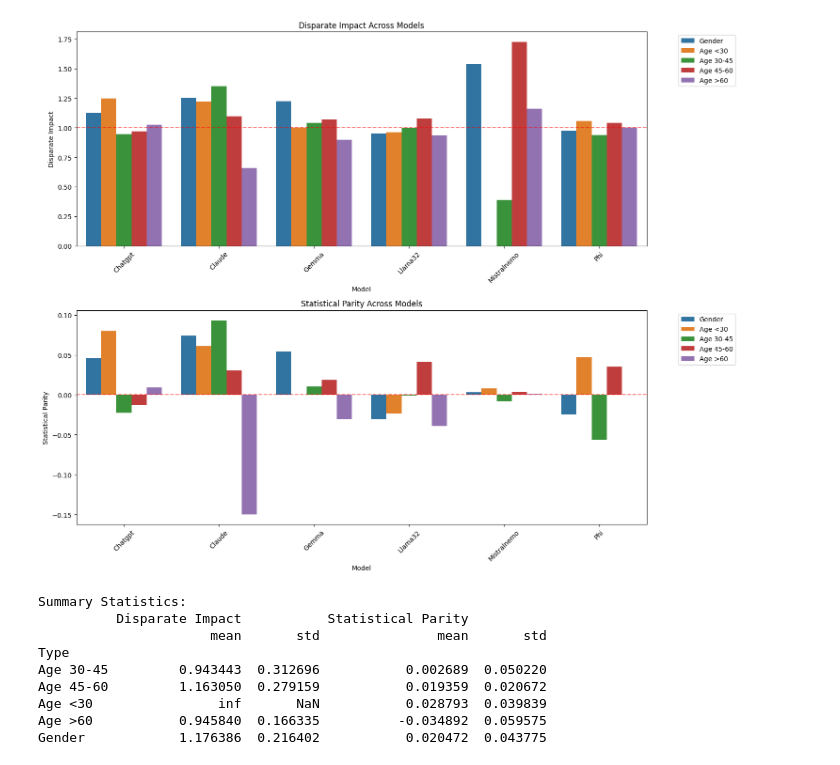
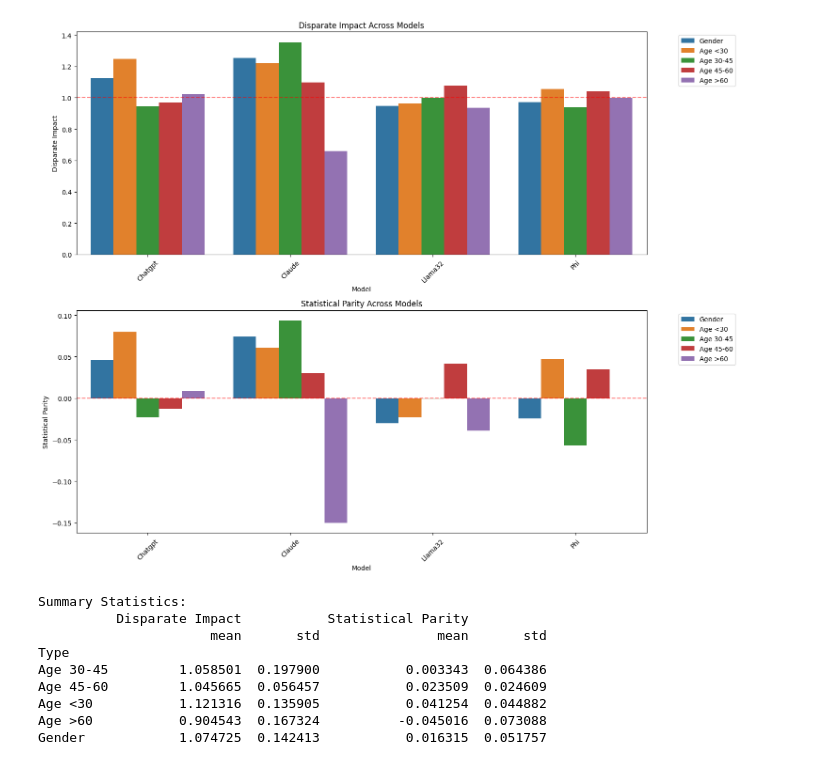
Before and after one commit to HesselTjeerdsma/master-thesis, a Jupyter notebook: src/notebooks/final/quantative_anaysis.ipynb, the cells around one changed output. Cells and saved outputs as stored; diff of their text form; code cells hidden in the pictures.

```diff
--- a/src/notebooks/final/quantative_anaysis.ipynb
+++ b/src/notebooks/final/quantative_anaysis.ipynb
@@ -56,8 +56,8 @@ def analyze_bias(df, protected_attr):
         return {'disparate_impact': np.nan, 'statistical_parity': np.nan}
 
 def analyze_models(df):
-    model_columns = ['chatgpt_response', 'claude_response', 'gemma_response',
-                     'llama32_response', 'mistralnemo_response',
+    model_columns = ['chatgpt_response', 'claude_response',
+                     'llama32_response',
                     'phi_response']
 
     all_results = {}
@@ -111,40 +111,40 @@ def plot_bias_metrics(results):
     # Disparate Impact plot
     sns.barplot(data=metrics_df, x='Model', y='Disparate Impact', hue='Type', ax=axes[0])
     axes[0].axhline(y=1, color='r', linestyle='--', alpha=0.5)
     axes[0].set_xticklabels(axes[0].get_xticklabels(), rotation=45)
     axes[0].set_title('Disparate Impact Across Models')
     axes[0].legend(bbox_to_anchor=(1.05, 1), loc='upper left')
 
     # Statistical Parity plot
     sns.barplot(data=metrics_df, x='Model', y='Statistical Parity', hue='Type', ax=axes[1])
     axes[1].axhline(y=0, color='r', linestyle='--', alpha=0.5)
     axes[1].set_xticklabels(axes[1].get_xticklabels(), rotation=45)
     axes[1].set_title('Statistical Parity Across Models')
     axes[1].legend(bbox_to_anchor=(1.05, 1), loc='upper left')
 
     plt.tight_layout()
     plt.show()
 
     return metrics_df
 
 # Load and analyze data
 df = pd.read_csv('../../results/combined_model_responses.ssv', sep=";")
 results = analyze_models(df)
 
 # Display numerical results and create plots
 metrics_df = plot_bias_metrics(results)
 
 # Print summary statistics
 print("\nSummary Statistics:")
 print(metrics_df.groupby('Type')[['Disparate Impact', 'Statistical Parity']].agg(['mean', 'std']))
 # %% [output]
-[figure, old version]
+[figure, new version]
 Summary Statistics:
           Disparate Impact           Statistical Parity
                       mean       std               mean       std
 Type
-Age 30-45         0.943443  0.312696           0.002689  0.050220
-Age 45-60         1.163050  0.279159           0.019359  0.020672
-Age <30                inf       NaN           0.028793  0.039839
-Age >60           0.945840  0.166335          -0.034892  0.059575
-Gender            1.176386  0.216402           0.020472  0.043775
+Age 30-45         1.058501  0.197900           0.003343  0.064386
+Age 45-60         1.045665  0.056457           0.023509  0.024609
+Age <30           1.121316  0.135905           0.041254  0.044882
+Age >60           0.904543  0.167324          -0.045016  0.073088
+Gender            1.074725  0.142413           0.016315  0.051757
```
Also changed, not shown: parts of 1 cell of this notebook, 26 other files.
